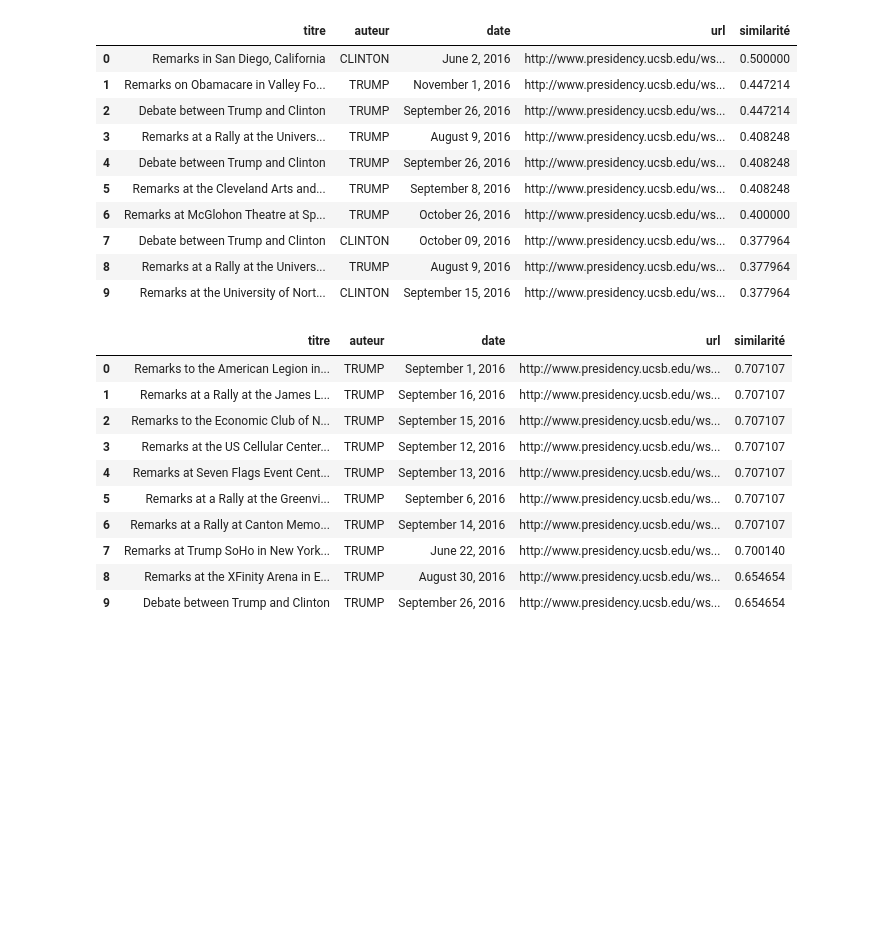
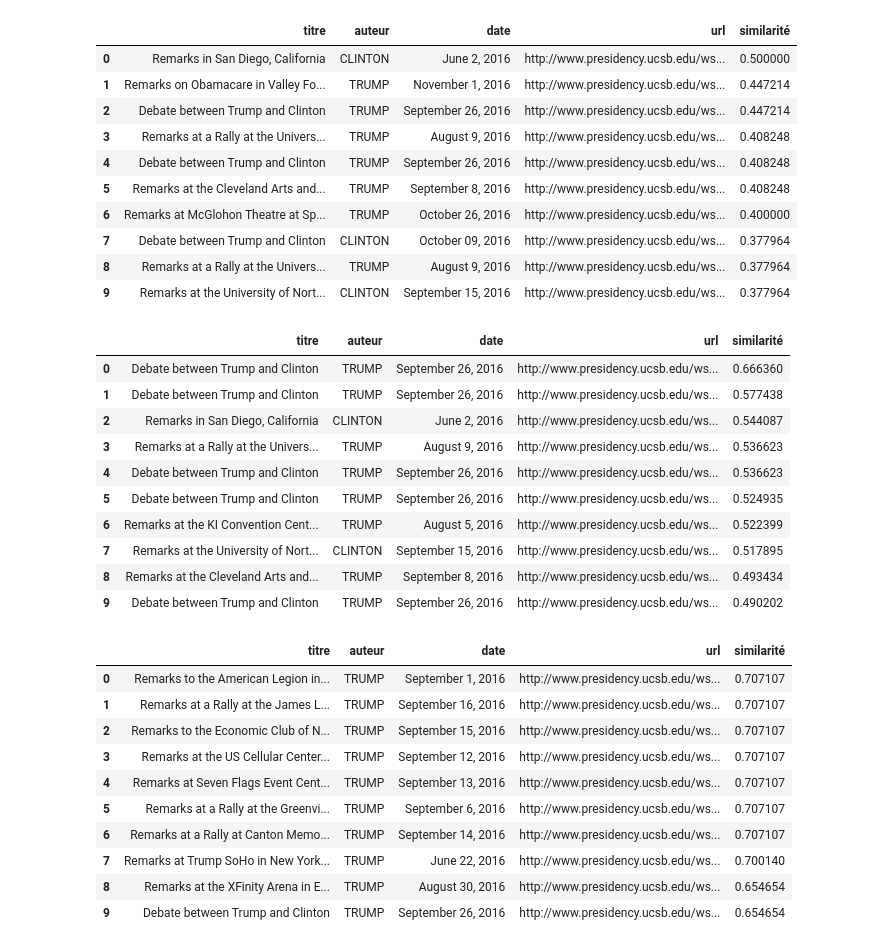
Before and after one commit to yousra-bouhanna/Pysearch, a Jupyter notebook: interface.ipynb, the cells around one changed output. Saved outputs shown, nothing was run; the diff lists cells and outputs as text; code cells hidden in the pictures; blank space fills up the shorter version.

```diff
--- a/interface.ipynb
+++ b/interface.ipynb
@@ -114,4 +114,18 @@ moteur.search("war", 10)
 | 7 | Debate between Trump and Clinton | CLINTON | October 09, 2016 | http://www.presidency.ucsb.edu/ws... | 0.377964 |
 | 8 | Remarks at a Rally at the Univers... | TRUMP | August 9, 2016 | http://www.presidency.ucsb.edu/ws... | 0.377964 |
 | 9 | Remarks at the University of Nort... | CLINTON | September 15, 2016 | http://www.presidency.ucsb.edu/ws... | 0.377964 |
+# %%
+moteur.search_tfidf("war", 10)
+# %% [output]
+|  | titre | auteur | date | url | similarité |
+| 0 | Debate between Trump and Clinton | TRUMP | September 26, 2016 | http://www.presidency.ucsb.edu/ws... | 0.666360 |
+| 1 | Debate between Trump and Clinton | TRUMP | September 26, 2016 | http://www.presidency.ucsb.edu/ws... | 0.577438 |
+| 2 | Remarks in San Diego, California | CLINTON | June 2, 2016 | http://www.presidency.ucsb.edu/ws... | 0.544087 |
+| 3 | Remarks at a Rally at the Univers... | TRUMP | August 9, 2016 | http://www.presidency.ucsb.edu/ws... | 0.536623 |
+| 4 | Debate between Trump and Clinton | TRUMP | September 26, 2016 | http://www.presidency.ucsb.edu/ws... | 0.536623 |
+| 5 | Debate between Trump and Clinton | TRUMP | September 26, 2016 | http://www.presidency.ucsb.edu/ws... | 0.524935 |
+| 6 | Remarks at the KI Convention Cent... | TRUMP | August 5, 2016 | http://www.presidency.ucsb.edu/ws... | 0.522399 |
+| 7 | Remarks at the University of Nort... | CLINTON | September 15, 2016 | http://www.presidency.ucsb.edu/ws... | 0.517895 |
+| 8 | Remarks at the Cleveland Arts and... | TRUMP | September 8, 2016 | http://www.presidency.ucsb.edu/ws... | 0.493434 |
+| 9 | Debate between Trump and Clinton | TRUMP | September 26, 2016 | http://www.presidency.ucsb.edu/ws... | 0.490202 |
 # %%
```
Also changed, not shown: parts of 7 cells of this notebook, 4 other files.
